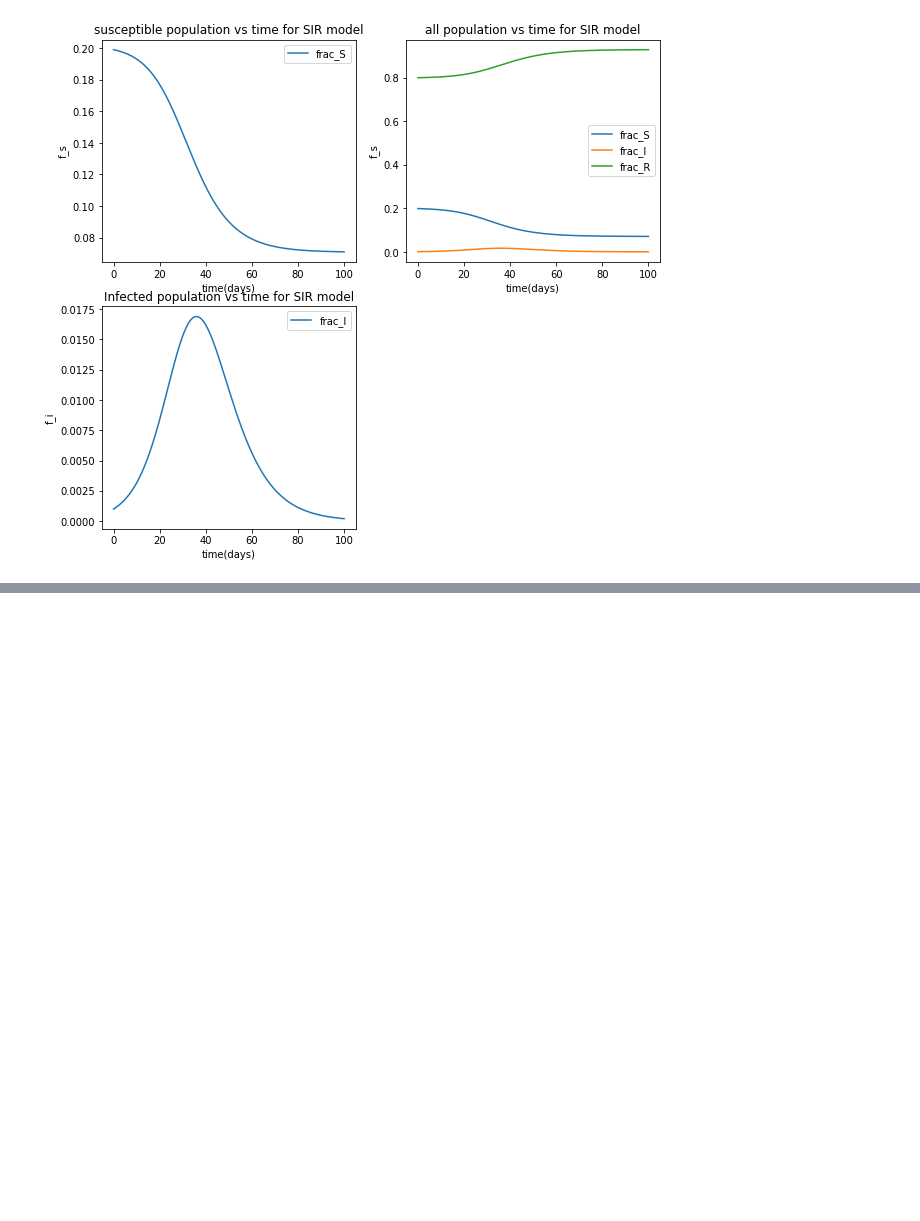
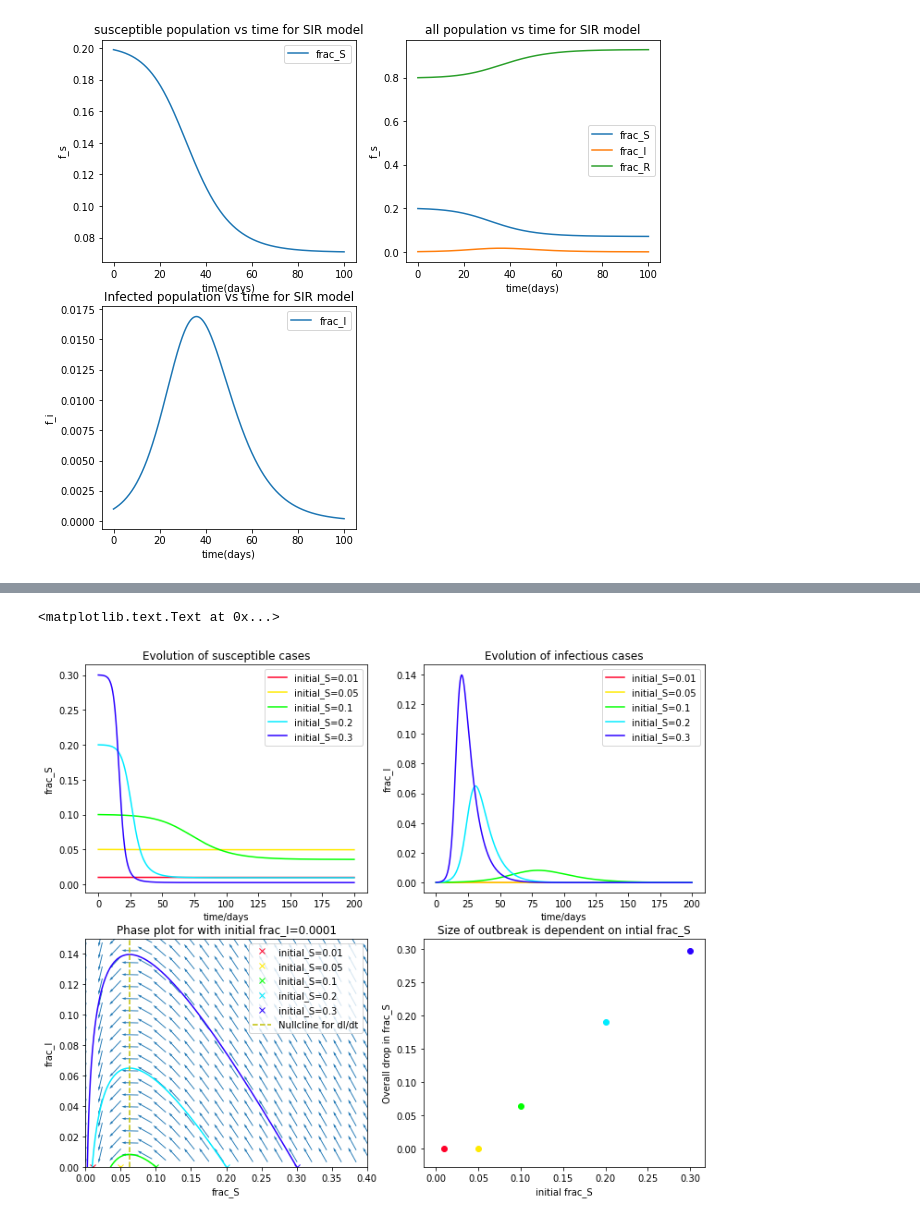
Before and after one commit to shouldsee/pyscript, a Jupyter notebook: ap1/Practical6_Assessed1.ipynb, the cells around one changed output, grey strips where cells are left out. Drawn from its saved outputs; the diff is of its cells as text; code cells hidden in the pictures; blank space fills up the shorter version.

```diff
--- a/ap1/Practical6_Assessed1.ipynb
+++ b/ap1/Practical6_Assessed1.ipynb
@@ -40,7 +40,7 @@ def Ndot(N,t,params):
     dR=kr*I  -0.;
     return (dS,dI,dR)
 
-def vfield(axis,Ndot,num=20,scale=1/0.0015,norm_method='none'):
+def vfield(axis,Ndot,num=20,scale=1/0.0015,norm_method='none',col=None):
     xlim=list(axis.get_xlim());
     ylim=list(axis.get_ylim());
     x=np.linspace(xlim[0],xlim[1],num);
@@ -57,7 +57,7 @@ def vfield(axis,Ndot,num=20,scale=1/0.0015,norm_method='none'):
         ls=(us**2+vs**2)**0.5;
         us=us/ls;
         vs=vs/ls;
-    axis.quiver(xs,ys,us,vs,color='b',scale_units='inches',angles='xy',pivot='mid',scale=scale)
+    axis.quiver(xs,ys,us,vs,color=col,scale_units='inches',angles='xy',pivot='mid',scale=scale)
 # %%
 params=(0.00016,0.2);
 N0=[(9990,10,0),('S','I','R')];
@@ -234,0 +277,62 @@ fig.savefig('task2_q7.png')
+# %%
+# plt.cm.CMRmap[0]
+fig=plt.figure(figsize=[12,10]);
+# fig.set_size_inches([,10])
+# help(fig)
+
+ax=plt.subplot(2,2,3);
+ax2=plt.subplot(2,2,2);
+ax1=plt.subplot(2,2,1);
+ax4=plt.subplot(2,2,4);
+cm = plt.get_cmap('gist_rainbow')
+for i in range(siz):
+    s0=runs[i];
+    col=cm(1.*i/(siz));
+    lbl='initial_S='+str(fss[i])
+    xs=s0.Ns[:,0];
+    ys=s0.Ns[:,1];
+    ts=s0.ts[:];
+
+#     xs=s0.Ns[-10000:,0];
+#     ys=s0.Ns[-10000:,1];
+#     ts=s0.ts[-10000:];
+    ax.plot(xs,ys,color=col);
+    ax.plot(s0.Ns[0,0],s0.Ns[0,1],'x',color=col,label=lbl);
+#     ax.quiver(s0.Ns[50,0],s0.Ns[50,1],s0.Ns[50,0]-s0.Ns[50,0],s0.Ns[50,1]-s0.Ns[50,1],color=col,pivot='mid')
+
+    ax2.plot(ts,ys,color=col,label=lbl);
+    ax1.plot(ts,xs,color=col,label=lbl);
+
+    ax4.scatter(fss[i],s0.Ns[0,0]-s0.Ns[-1,0],color=col);
+#     col =
+#     s0.phase(ax,(0,1))
+ax.set_xlabel(s0.labels[0]);
+ax.set_ylabel(s0.labels[1]);
+ax.plot([1./params[1],1./params[1]],[0,1],'--y',label='Nullcline for dI/dt')
+ax.set_title('Phase plot for with initial frac_I='+str(fi))
+ax.legend()
+ax.set_ylim(0,0.15)
+ax.set_xlim(0,0.4)
+vfunc=lambda x,y:fNdot((x,y,1-x-y),0,s0.params)[0:2];
+vfield(ax,vfunc,20,2/0.5,'len')
+
+ax1.set_ylabel(s0.labels[0]);
+ax1.legend()
+ax1.set_xlabel(s0.labels[-1]);
+ax1.set_title('Evolution of susceptible cases')
+
+ax2.set_ylabel(s0.labels[1]);
+ax2.legend()
+# ax2.set_ylim([0 ,0.1])
+ax2.set_xlabel(s0.labels[-1]);
+ax2.set_title('Evolution of infectious cases')
+
+ax4.set_ylabel('Overall drop in frac_S');
+ax4.legend()
+ax4.set_xlabel('initial frac_S');
+ax4.set_title('Size of outbreak is dependent on intial frac_S')
+
+# fig.savefig('task2_q7.png')
+# %% [output]
+<matplotlib.text.Text at 0x...>
+[figure, added]
```
Also changed, not shown: parts of 9 cells of this notebook, 15 other files.
